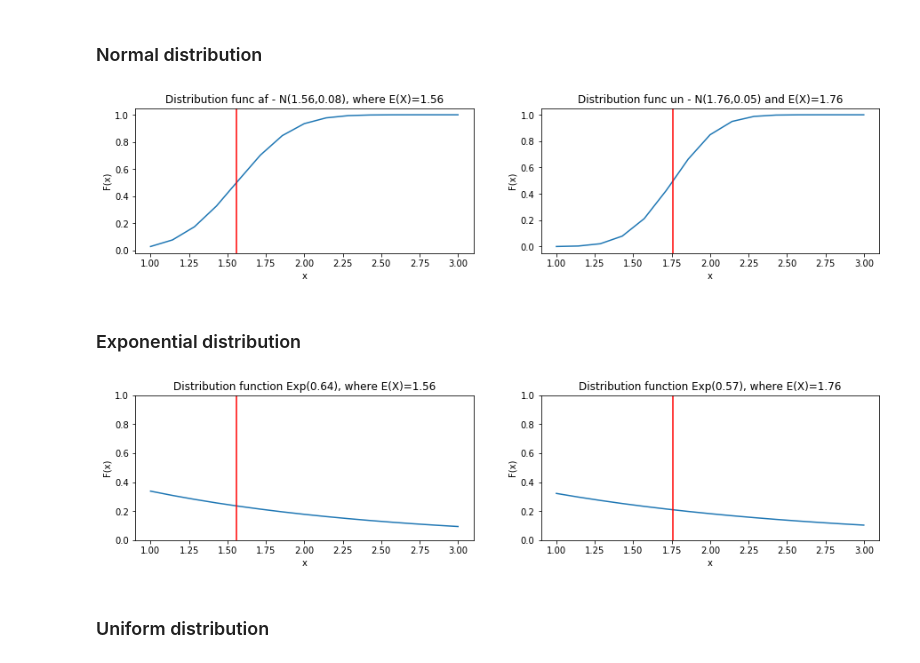
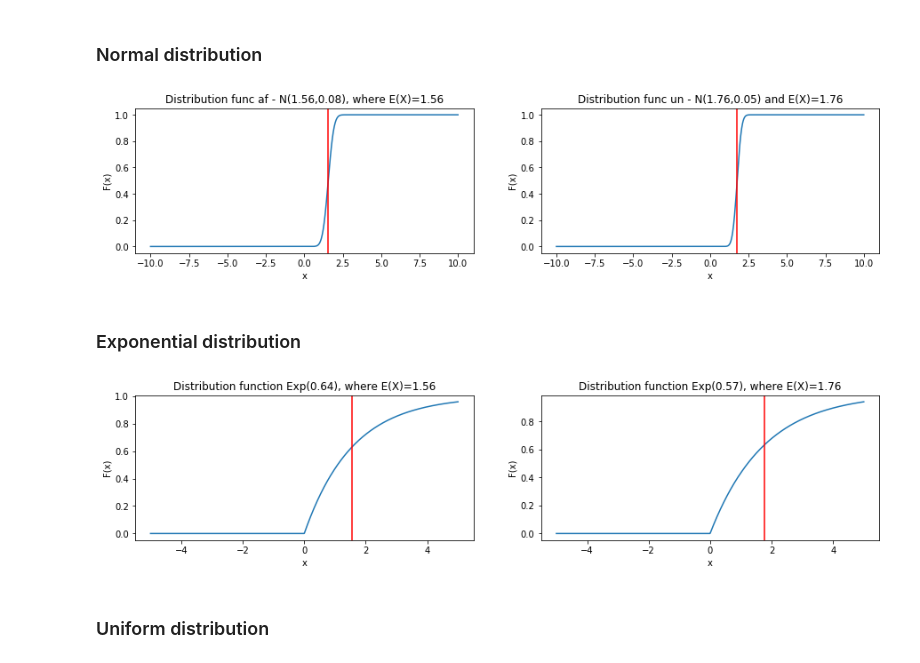
Before and after one commit to patrotom/pst_homework, a Jupyter notebook: src/tomas.ipynb, the cells around one changed output. Saved outputs shown, nothing was run; the diff lists cells and outputs as text; code cells hidden in the pictures.

```diff
--- a/src/tomas.ipynb
+++ b/src/tomas.ipynb
@@ -160,22 +160,21 @@ plt.show()
 # %% [markdown]
 ### Normal distribution ###
 # %%
-af_sigma = math.sqrt(af_var)
+af_sigma = np.sqrt(af_var)
 un_sigma = math.sqrt(un_var)
 
 plt.figure(figsize=(15,3))
 
 plt.subplot(1,2,1)
-af_x = np.linspace(af_lb, af_ub, af_size)
-plt.plot(af_x, norm.cdf(af_x, loc=af_mean, scale=af_sigma))
+x = np.linspace(-10, 10, 1000)
+plt.plot(x, norm.cdf(x, loc=af_mean, scale=af_sigma))
 plt.axvline(af_mean, color='r')
 plt.title('Distribution func af - N({0:.2f},{1:.2f}), where E(X)={2:.2f}'.format(af_mean, af_var, af_mean))
 plt.xlabel('x')
 plt.ylabel('F(x)')
 
 plt.subplot(1,2,2)
-un_x = np.linspace(un_lb, un_ub, un_size)
-plt.plot(un_x, norm.cdf(un_x, loc=un_mean, scale=un_sigma))
+plt.plot(x, norm.cdf(x, loc=un_mean, scale=un_sigma))
 plt.axvline(un_mean, color='r')
 plt.title('Distribution func un - N({0:.2f},{1:.2f}) and E(X)={2:.2f}'.format(un_mean, un_var, un_mean))
 plt.xlabel('x')
@@ -183,33 +182,32 @@ plt.ylabel('F(x)')
 
 plt.show()
 # %% [output]
-[figure, old version]
+[figure, new version]
 # %% [markdown]
 ### Exponential distribution ###
 # %%
 af_lambda = 1 / af_mean
 un_lambda = 1 / un_mean
 
 plt.figure(figsize=(15,3))
+x = np.linspace(-5, 5, 1000)
 
 plt.subplot(1,2,1)
-plt.plot(af_x, expon.pdf(af_x, scale=af_mean))
+plt.plot(x, expon.cdf(x, scale=af_mean))
 plt.axvline(expon.mean(scale=af_mean), color='r')
 plt.title('Distribution function Exp({0:.2f}), where E(X)={1:.2f}'.format(af_lambda, expon.mean(scale=af_mean)))
-plt.ylim((0, 1))
 plt.xlabel('x')
 plt.ylabel('F(x)')
 
 plt.subplot(1,2,2)
-plt.plot(un_x, expon.pdf(un_x, scale=un_mean))
+plt.plot(x, expon.cdf(x, scale=un_mean))
 plt.axvline(expon.mean(scale=un_mean), color='r')
 plt.title('Distribution function Exp({0:.2f}), where E(X)={1:.2f}'.format(un_lambda, expon.mean(scale=un_mean)))
-plt.ylim((0, 1))
 plt.xlabel('x')
 plt.ylabel('F(x)')
 
 plt.show()
 # %% [output]
-[figure, old version]
+[figure, new version]
 # %% [markdown]
 ### Uniform distribution ###
```
Also changed, not shown: parts of 2 cells of this notebook.
